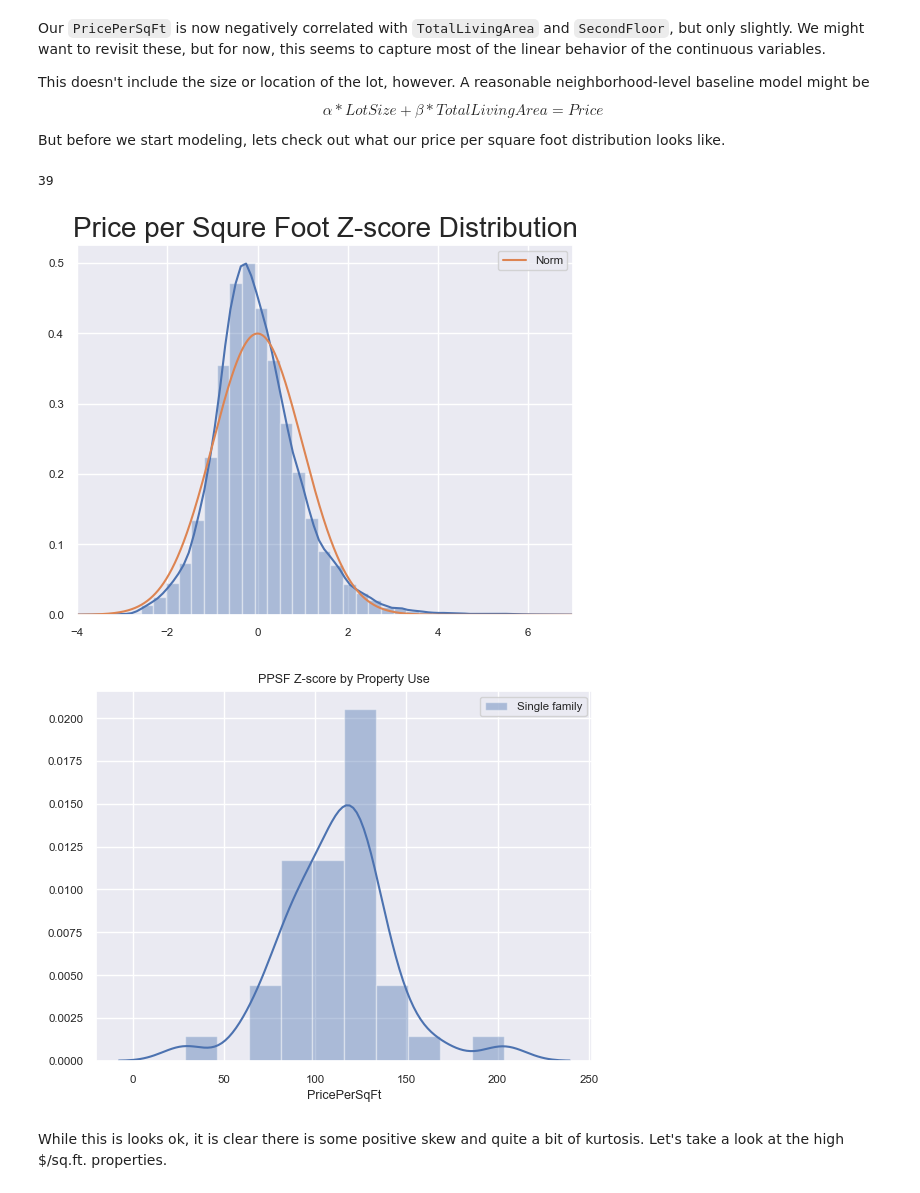
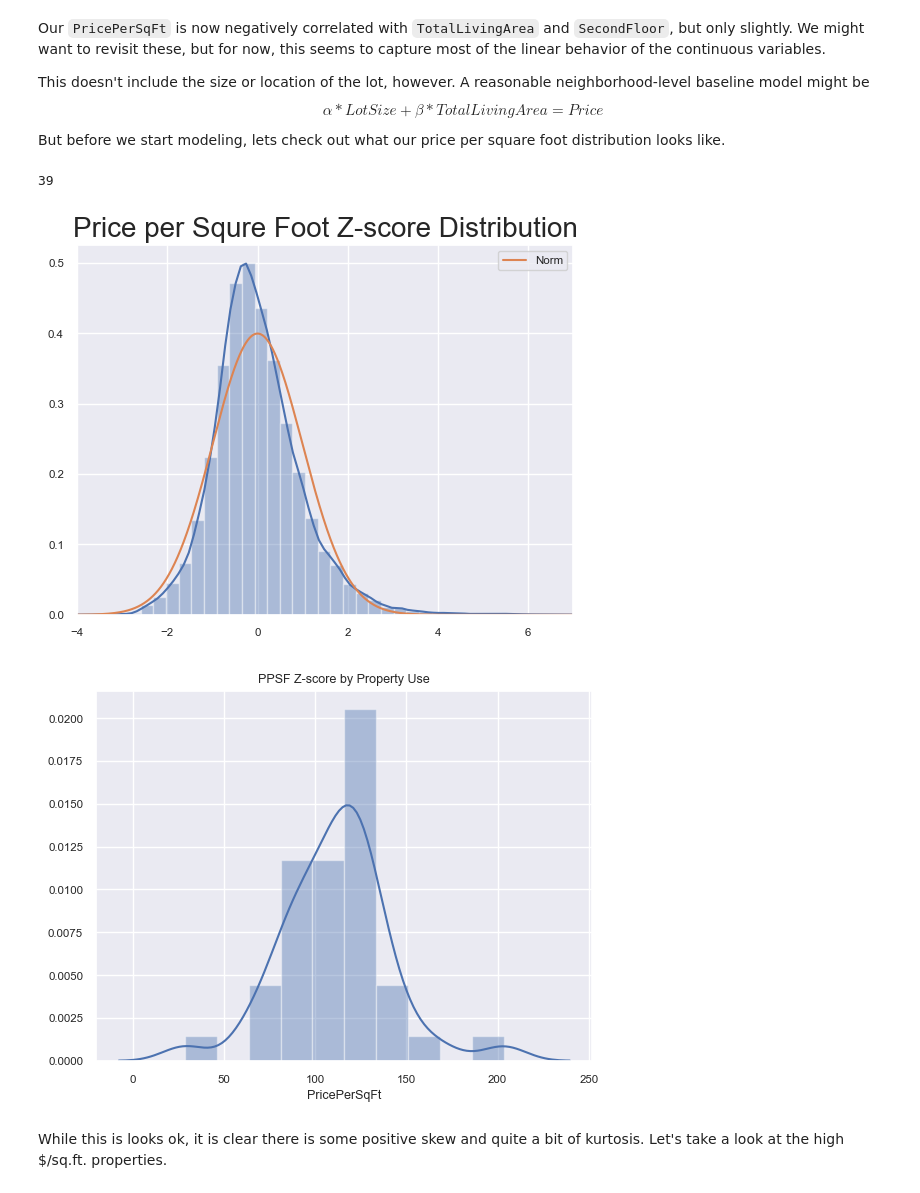
Before and after one commit to neffmallon/MadisonRealEstate, a Jupyter notebook: overview.ipynb, the cells around one changed output. Drawn from its saved outputs; the diff is of its cells as text; code cells hidden in the pictures.

```diff
--- a/overview.ipynb
+++ b/overview.ipynb
@@ -367,6 +620,8 @@ We should also better characterize these oscillations by creating a month column
 # %%
 zscore = lambda x: (x - x.mean()) / x.std()
 
-df['PPSFzscore'] = df[['Date','PricePerSqFt']].groupby('Date').transform(zscore)['PricePerSqFt']
+df["PPSFzscore"] = (
+    df[["Date", "PricePerSqFt"]].groupby("Date").transform(zscore)["PricePerSqFt"]
+)
 # %%
 col = [c for c in cont_col if c not in tax_assessor]
@@ -392,30 +652,30 @@ But before we start modeling, lets check out what our price per square foot dist
 # %%
 sns.distplot(df.PPSFzscore.values)
 plt.title("Price per Squre Foot Z-score Distribution", size=20)
 
-plt.xlim(-4,7)
+plt.xlim(-4, 7)
 xt = plt.xticks()[0]
 xmin, xmax = min(xt), max(xt)
 lnspc = np.linspace(xmin, xmax, len(df.PPSFzscore.values))
 
-m, s = sp.stats.norm.fit(df.PPSFzscore.values) # get mean and standard deviation
-pdf_g = sp.stats.norm.pdf(lnspc, m, s) # now get theoretical values in our interval
-plt.plot(lnspc, pdf_g, label="Norm") # plot it
+m, s = sp.stats.norm.fit(df.PPSFzscore.values)  # get mean and standard deviation
+pdf_g = sp.stats.norm.pdf(lnspc, m, s)  # now get theoretical values in our interval
+plt.plot(lnspc, pdf_g, label="Norm")  # plot it
 plt.legend()
-plt.savefig('ppsf.png')
+plt.savefig("ppsf.png")
 
 plt.figure()
-#legend = ['Single family','Condominium',"Multi Unit"]
-#sns.distplot(df.loc[df.PropertyUse == 'Single family',('PPSFzscore')])
-sns.distplot(df.loc[df.PropertyUse == 'Condominium',('PricePerSqFt')])
-#sns.distplot(df[df.PropertyUse != 'Single family'][df.PropertyUse != 'Condominium'].PPSFzscore.values)
-plt.legend(legend)
+# legend = ['Single family','Condominium',"Multi Unit"]
+# sns.distplot(df.loc[df.PropertyUse == 'Single family',('PPSFzscore')])
+sns.distplot(df.loc[df.PropertyUse == "Condominium", ("PricePerSqFt")])
+# sns.distplot(df[df.PropertyUse != 'Single family'][df.PropertyUse != 'Condominium'].PPSFzscore.values)
+#plt.legend(legend)
 plt.title("PPSF Z-score by Property Use")
-df[df.PropertyUse == 'Condominium'].PropertyUse.count()
+df[df.PropertyUse == "Condominium"].PropertyUse.count()
 # %% [output]
 39
 [figure]
-[figure, old version]
+[figure, new version]
 # %% [markdown]
 While this is looks ok, it is clear there is some positive skew and quite a bit of kurtosis. Let's take a look at the high $/sq.ft. properties.
 # %%
```
Also changed, not shown: parts of 45 cells of this notebook.
